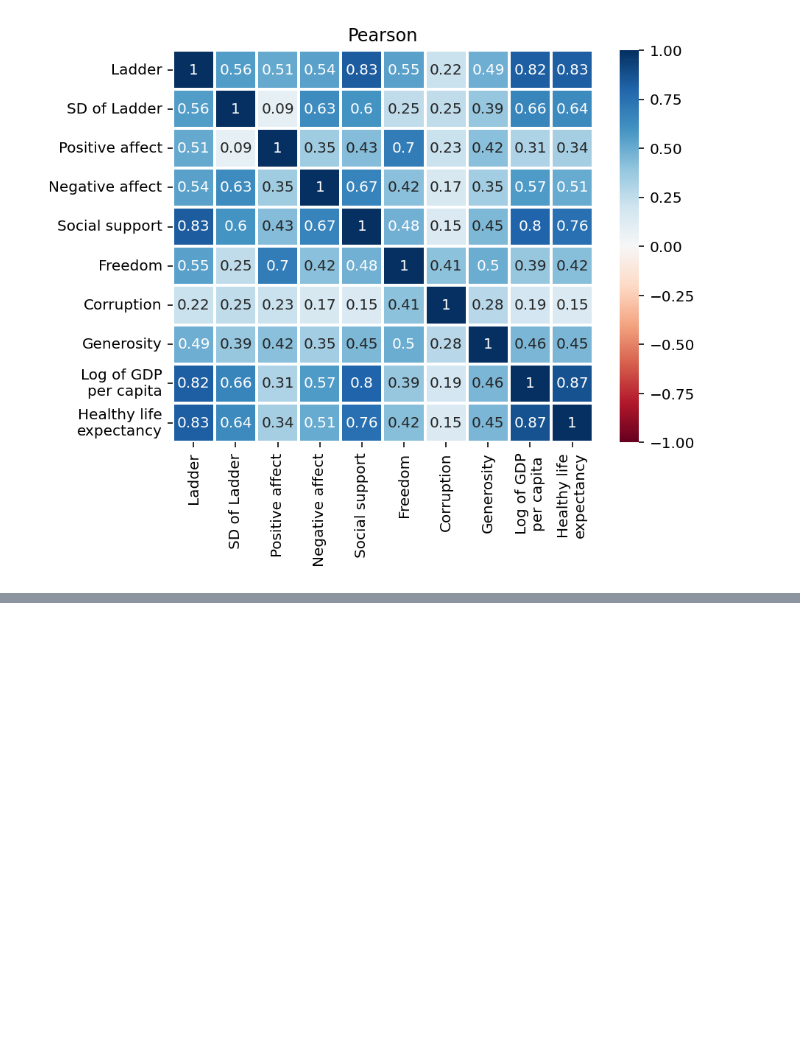
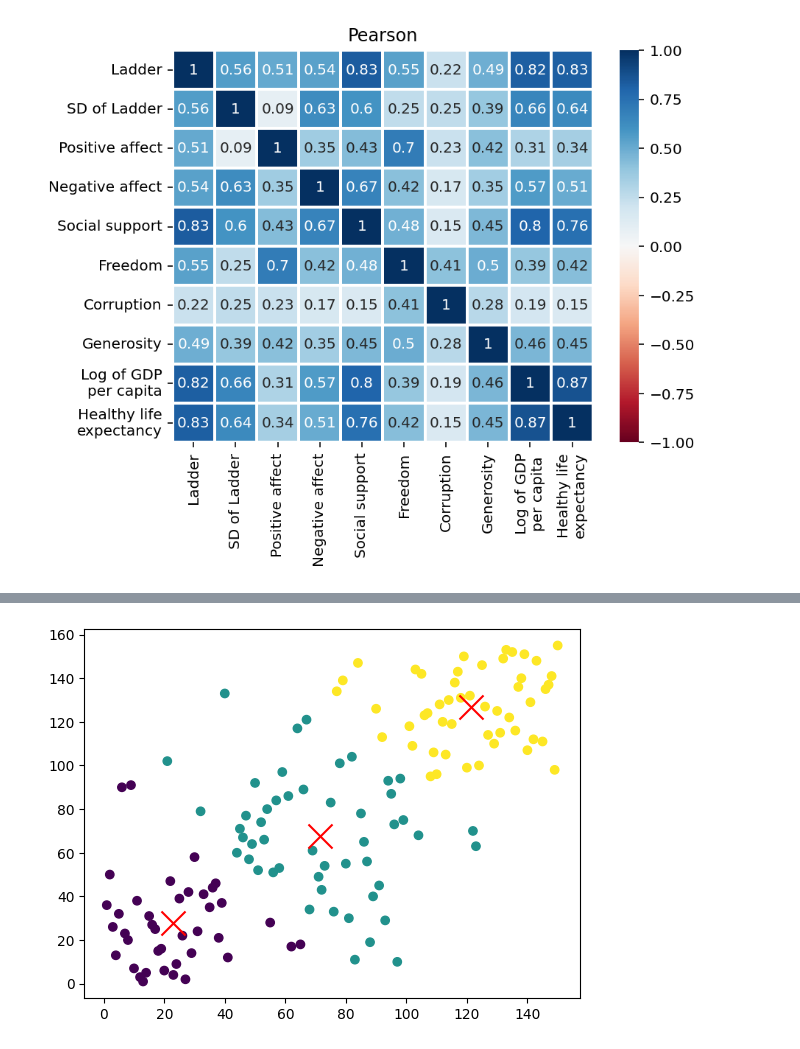
Before and after one commit to Anagha235/Clustering-and-Fitting, a Jupyter notebook: Clustering and Fitting.ipynb, the cells around one changed output, grey strips where cells are left out. Cells and saved outputs as stored; diff of their text form; code cells hidden in the pictures; blank space fills up the shorter version.

```diff
--- a/Clustering and Fitting.ipynb
+++ b/Clustering and Fitting.ipynb
@@ -101,0 +156,27 @@ Relation_btw__gdp_and_healthylife_and_fitted_line()
+# %%
+kmeans = KMeans (n_clusters=3)
+kmeans.fit(df_scaled)
+df['kmeans_3']= kmeans.labels_
+centers = scaler.inverse_transform(kmeans.cluster_centers_)
+df_inverse= scaler.inverse_transform(df_scaled)
+# %%
+def plot_kmeans_clusters():
+    optimal_k = 3
+
+    kmeans = KMeans(n_clusters=optimal_k, n_init=20)
+    kmeans.fit(df_scaled)
+    labels = kmeans.labels_
+    centers = scaler.inverse_transform(kmeans.cluster_centers_)
+    df_inverse= scaler.inverse_transform(df_scaled)
+
+    colours = ['blue', 'green', 'yellow', 'purple']  # Add more colors if needed
+    cmap = ListedColormap(colours)
+    plt.scatter(df_inverse[:,0], df_inverse[:,1], c=labels, cmap='viridis', label=labels)
+    plt.scatter(centers[:,0],centers[:,1], s= 300, c='red', marker='x', label='centroids')
+
+
+
+    plt.show()
+plot_kmeans_clusters()
+# %% [output]
+[figure, added]
```
Also changed, not shown: parts of 7 cells of this notebook, 1 other file.
